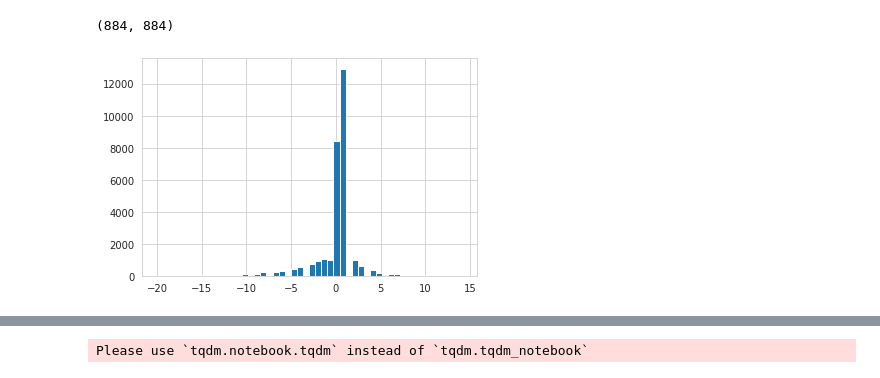
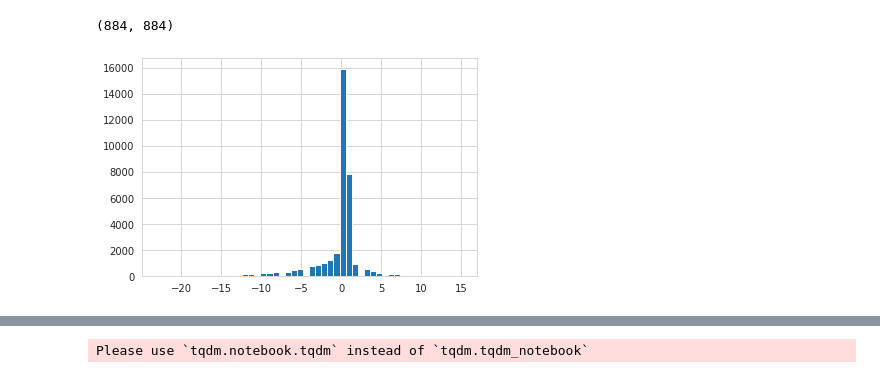
Before and after one commit to blufzzz/Discrete-Curvature-Graph-Classification, a Jupyter notebook: graph_classification.ipynb, the cells around one changed output, grey strips where cells are left out. Saved outputs shown, nothing was run; the diff lists cells and outputs as text; code cells hidden in the pictures.

```diff
--- a/graph_classification.ipynb
+++ b/graph_classification.ipynb
@@ -425,19 +339,0 @@ clear_output()
-# %%
-fig, axes = plt.subplots(ncols = 2, nrows=2)
-
-curvature_types = ['Olliver', 'Formann']
-for i,curvature_type in enumerate(curvature_types):
-  all_edges_curvatures = []
-  all_nodes_curvatures = []
-  for (graph_curvs, nodes_curvs) in zip(edges_curvatures[curvature_type],
-                                      nodes_curvatures[curvature_type]):
-      all_edges_curvatures += list(graph_curvs.values())
-      all_nodes_curvatures += list(nodes_curvs.values())
-
-  axes[i,0].hist(all_edges_curvatures,bins=50)
-  axes[i,0].set_title(f'Edges curvatures {curvature_type}')
-  axes[i,1].hist(all_nodes_curvatures,bins=50)
-  axes[i,1].set_title(f'Nodes curvatures {curvature_type}')
-
-plt.tight_layout()
-plt.show()
@@ -446,13 +339,0 @@ plt.show()
-# %%
-# with both edge an nodes curvatures
-X_mutag_nx_node_curvature = []
-for i,graph in enumerate(X_mutag_nx):
-    g = graph.copy()
-    for edge in g.edges:
-        one_hot_labels = g[edge[0]][edge[1]]['edge_attr']
-        g[edge[0]][edge[1]]['edge_attr'] = one_hot_labels + [np.float(edges_curvatures['Olliver'][i][edge])]
-    for node in g.nodes:
-        one_hot_labels = g.nodes[node]['x']
-        g.nodes[node]['x'] = one_hot_labels + [np.float(nodes_curvatures['Olliver'][i][node]),
-                                               np.float(nodes_curvatures['Formann'][i][node])]
-    X_mutag_nx_node_curvature.append(g)
@@ -470,5 +339,0 @@ dataloader_node_curv = DataLoader(data_mutag_node_curv, batch_size=32)
-# %%
-for batch in dataloader:
-    break
-for batch_curv in dataloader_node_curv:
-    break
@@ -682,11 +508,12 @@ len(dataset.items), len(dataset)
 # %% [output]
 (884, 884)
 # %%
-n_epochs = 60
+n_epochs = 120
+USE_LAPL = False
 
-for batch in dataloader_abide_both:
+for batch in dataloader_abide_train:
     break
 plt.hist(batch.edge_attr.flatten().tolist(), bins=50)
 plt.show()
 # %% [output]
-[figure, old version]
+[figure, new version]
```
Also changed, not shown: parts of 27 cells of this notebook.
